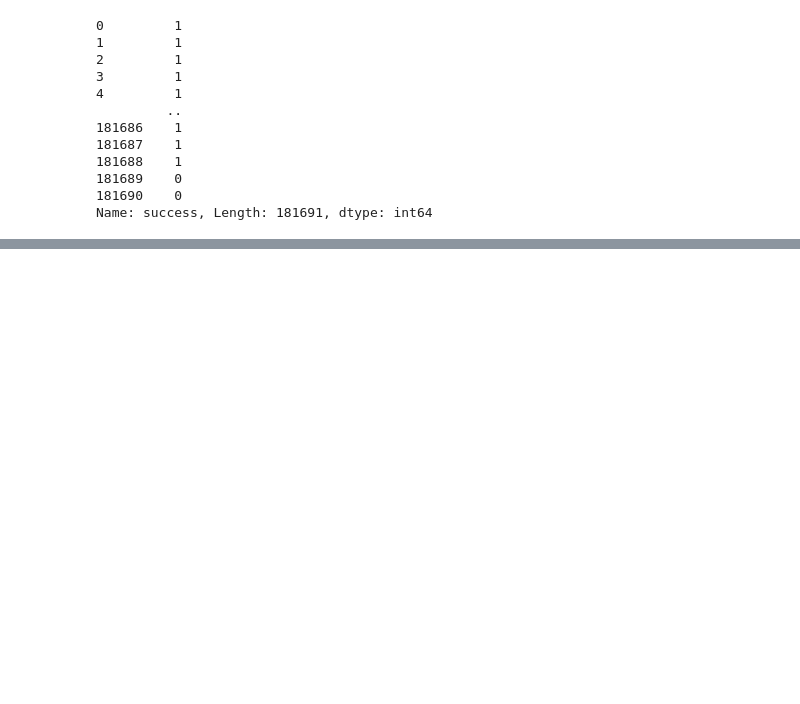
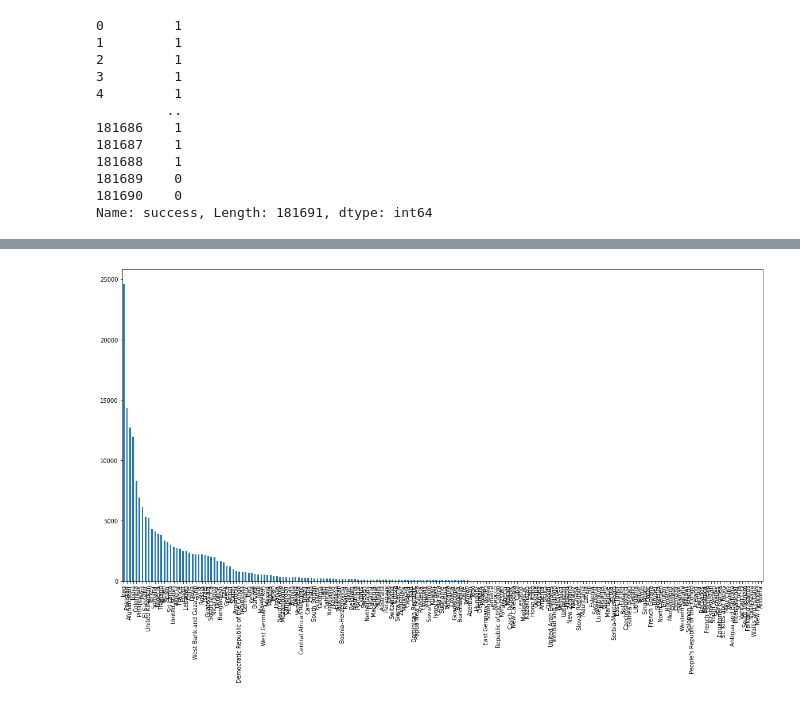
Before and after one commit to Aaris-Kazi/TSF-GRIP, a Jupyter notebook: Task4.ipynb, the cells around one changed output, grey strips where cells are left out. Saved outputs shown, nothing was run; the diff lists cells and outputs as text; code cells hidden in the pictures; blank space fills up the shorter version.

Commit message:
Modifying the task to visualize it better

```diff
--- a/Task4.ipynb
+++ b/Task4.ipynb
@@ -122,0 +194,6 @@ Name: success, Length: 181691, dtype: int64
+# %%
+plt.figure(figsize=(20,10))
+df.country_txt.value_counts().plot(kind = 'bar')
+plt.show()
+# %% [output]
+[figure, added]
```
Also changed, not shown: parts of 6 cells of this notebook, 1 other file.
